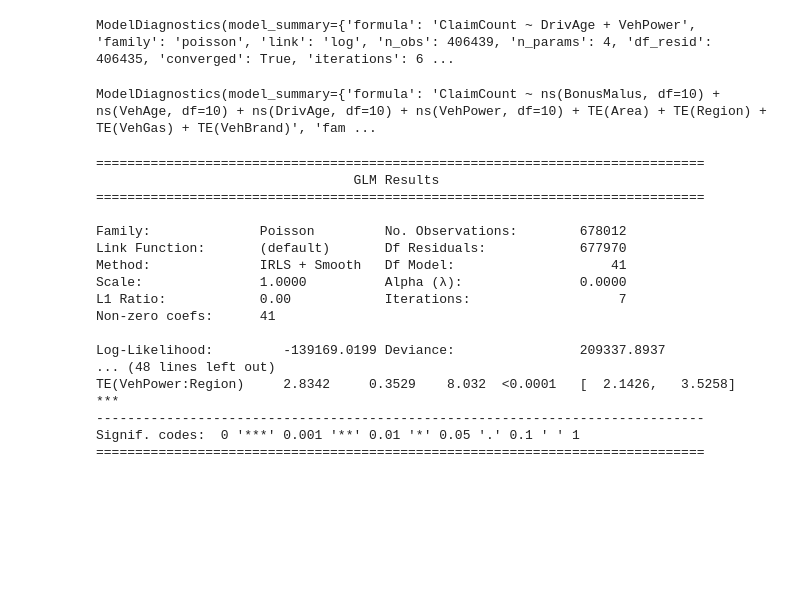
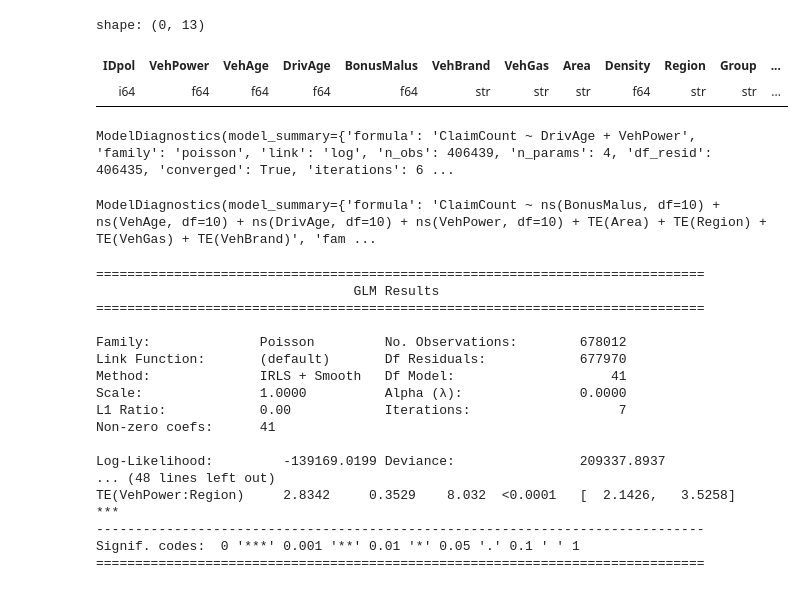
Before and after one commit to PricingFrontier/rustystats, a Jupyter notebook: examples/frequency_code.ipynb, the cells around one changed output. Cells and saved outputs as stored; diff of their text form; code cells hidden in the pictures; blank space fills up the shorter version.

Commit message:
Fixed exposure validation

```diff
--- a/examples/frequency_code.ipynb
+++ b/examples/frequency_code.ipynb
@@ -8,6 +8,12 @@ data = pl.read_parquet("https://raw.githubusercontent.com/PricingFrontier/pricin
 train_data = data.filter(pl.col("Group") <= "3")
 test_data = data.filter(pl.col("Group") == "4")
 holdout_data = data.filter(pl.col("Group") == "5")
+# %%
+data.filter(pl.col("Exposure") <= 0)
+# %% [output]
+shape: (0, 13)
+| IDpol | VehPower | VehAge | DrivAge | BonusMalus | VehBrand | VehGas | Area | Density | Region | Group | ... |
+| i64 | f64 | f64 | f64 | f64 | str | str | str | f64 | str | str | ... |
 # %%
 terms = {
         'DrivAge': {'type': 'linear'},
```
Also changed, not shown: 2 other files.
